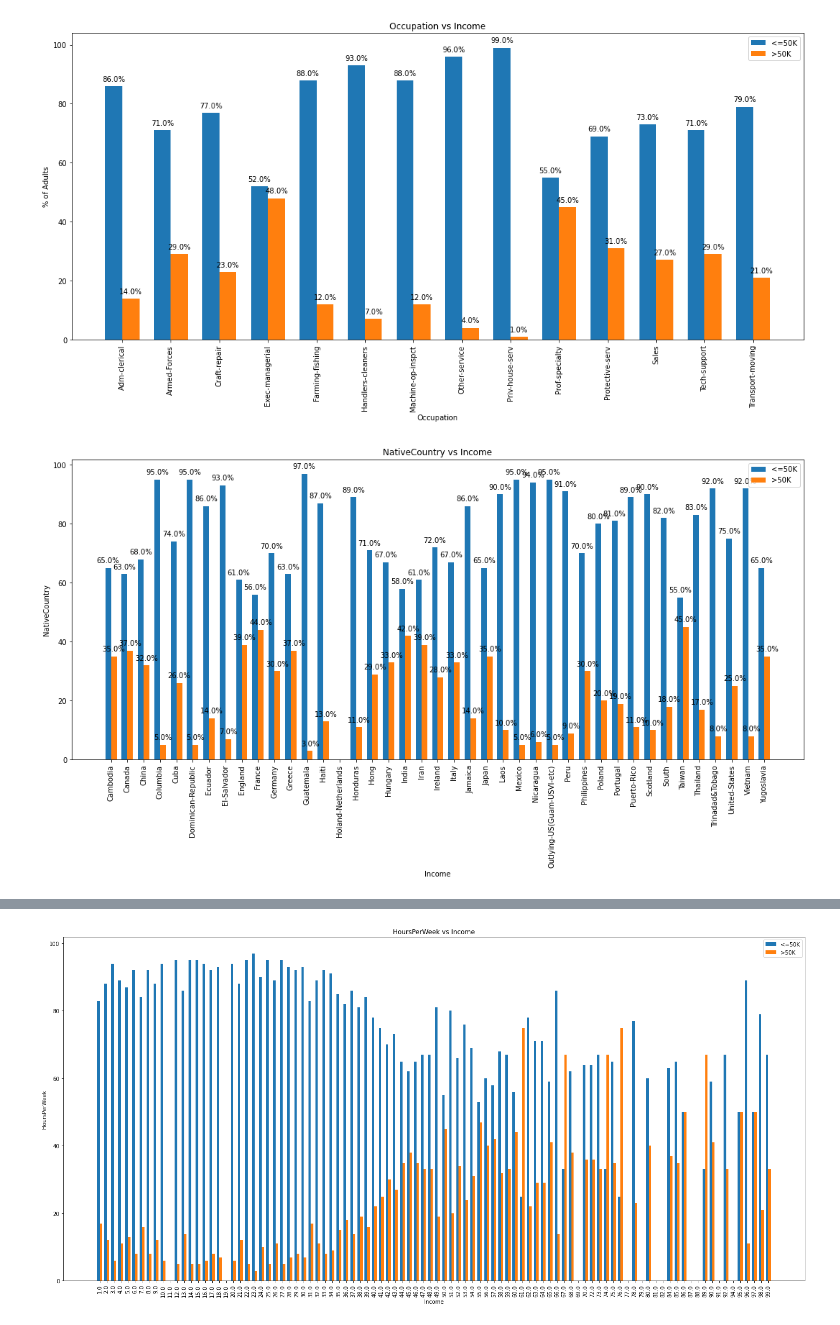
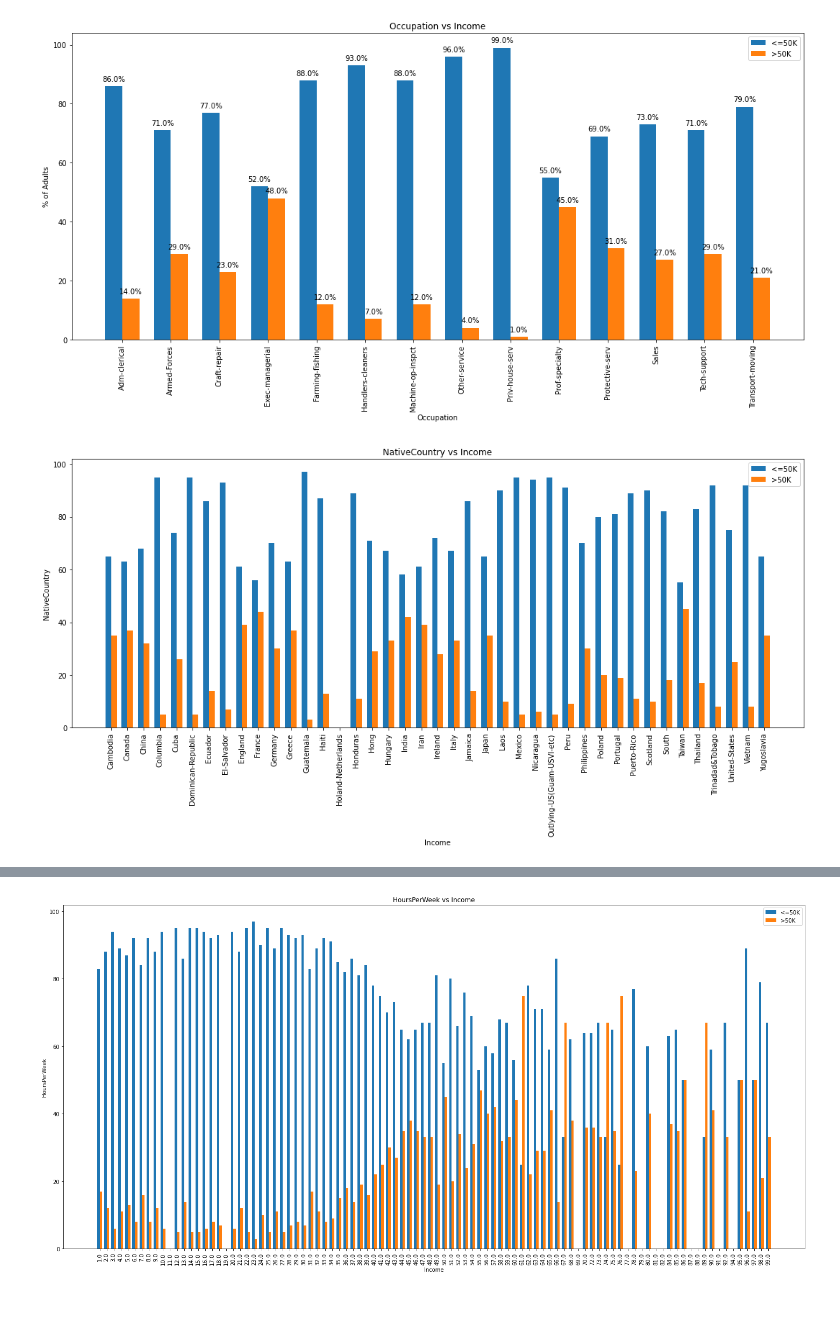
Before and after one commit to Abhik91/CSE578-Data-Visualization, a Jupyter notebook: IncomeAnalysis.ipynb, the cells around one changed output, grey strips where cells are left out. Drawn from its saved outputs; the diff is of its cells as text; code cells hidden in the pictures.

```diff
--- a/IncomeAnalysis.ipynb
+++ b/IncomeAnalysis.ipynb
@@ -44,7 +44,7 @@ def col_vs_income(labels, less_than_fifty, greater_than_fifty, title, xlabel, yl
     width = 0.35  # the width of the bars
 
     if(reduce_clutter):
-        fig, ax = plt.subplots(figsize=(20, 10))
+        fig, ax = plt.subplots(figsize=(15,8))
     else:
         fig, ax = plt.subplots(figsize=(15,8))
     rects1 = ax.bar(x - width/2, less_than_fifty, width, label='<=50K')
@@ -211,6 +221,6 @@ plot_bar_chart('Occupation', 'Occupation vs Income', 'Occupation', '% of Adults'
 # %% [output]
 [figure]
 # %%
-plot_bar_chart('NativeCountry', 'NativeCountry vs Income', 'Income', 'NativeCountry')
+plot_bar_chart('NativeCountry', 'NativeCountry vs Income', 'Income', 'NativeCountry', reduce_clutter=True)
 # %% [output]
-[figure, old version]
+[figure, new version]
```
Also changed, not shown: parts of 6 cells of this notebook.
